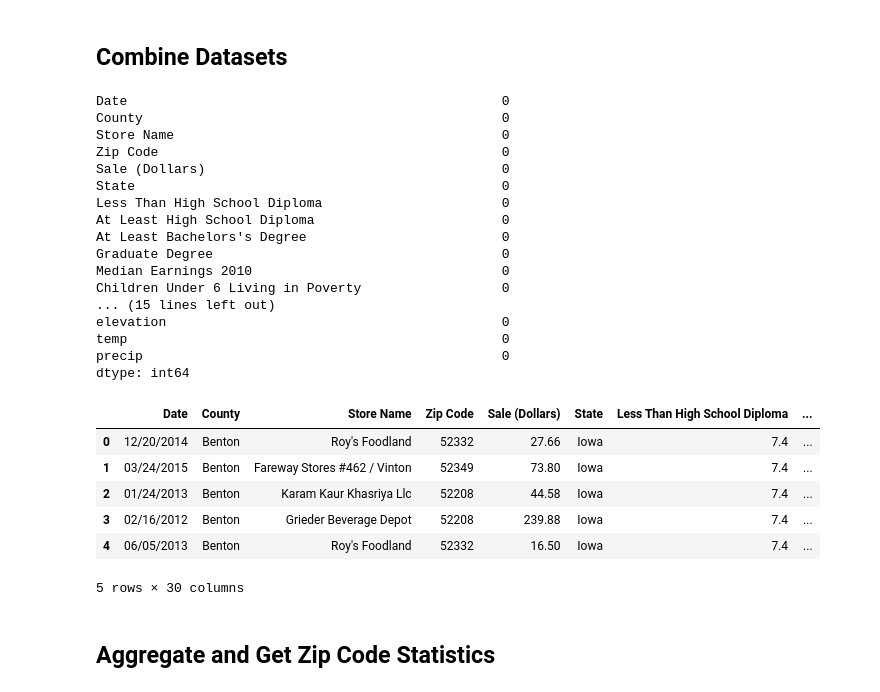
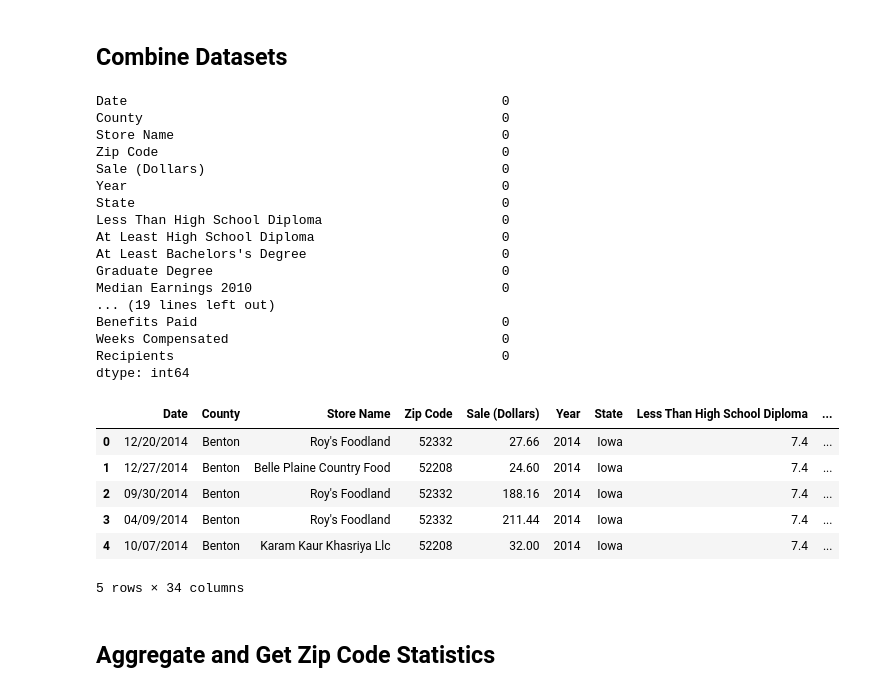
Before and after one commit to ErikC324/Data401-Project1, a Jupyter notebook: Project1-Arman.ipynb, the cells around one changed output. Drawn from its saved outputs; the diff is of its cells as text; code cells hidden in the pictures.

Commit message:
Merge unemployment data

```diff
--- a/Project1-Arman.ipynb
+++ b/Project1-Arman.ipynb
@@ -7,6 +7,7 @@ import numpy as np
 search = SearchEngine(simple_zipcode=True)
 # may need to add slash before datasets
 df = pd.read_csv('datasets/iowaliquor.csv').dropna()[['Date', 'County', 'Store Name', 'Zip Code', 'Sale (Dollars)']]
+df['Year'] = df["Date"].str.split("/").str[2].astype('int')
 df.head()
 # %% [output]
 Requirement already satisfied: uszipcode in c:\users\arman\appdata\roaming\python\python38\site-packages (0.2.4)
@@ -57,0 +61,8 @@ election.head()
+# %%
+unemployment = pd.read_csv('datasets/iowa_unemployment.csv', sep=',')
+unemployment = unemployment.rename(columns={'County Name': 'County'})
+unemployment = unemployment[['Year', 'County', 'Benefits Paid', 'Weeks Compensated', 'Recipients']]
+unemployment['Benefits Paid'] //= unemployment['Recipients'] # get averages instead of total
+unemployment['Weeks Compensated'] //= unemployment['Recipients']
+unemployment = unemployment[unemployment['Year'] >= 2012]
+unemployment.head()
@@ -59,33 +77,34 @@ election.head()
 ## Combine Datasets
 # %%
 df = pd.merge(df, election, on='County')
+df = pd.merge(df, unemployment, on=['County', 'Year'])
 print(df.isna().sum())
 df.head()
 # %% [output]
 Date                                                0
 County                                              0
 Store Name                                          0
 Zip Code                                            0
 Sale (Dollars)                                      0
+Year                                                0
 State                                               0
 Less Than High School Diploma                       0
 At Least High School Diploma                        0
 At Least Bachelors's Degree                         0
 Graduate Degree                                     0
 Median Earnings 2010                                0
-Children Under 6 Living in Poverty                  0
-... (15 lines left out)
-elevation                                           0
-temp                                                0
-precip                                              0
+... (19 lines left out)
+Benefits Paid                                       0
+Weeks Compensated                                   0
+Recipients                                          0
 dtype: int64
-|  | Date | County | Store Name | Zip Code | Sale (Dollars) | State | Less Than High School Diploma | ... |
-| 0 | 12/20/2014 | Benton | Roy's Foodland | 52332 | 27.66 | Iowa | 7.4 | ... |
-| 1 | 03/24/2015 | Benton | Fareway Stores #462 / Vinton | 52349 | 73.80 | Iowa | 7.4 | ... |
-| 2 | 01/24/2013 | Benton | Karam Kaur Khasriya Llc | 52208 | 44.58 | Iowa | 7.4 | ... |
-| 3 | 02/16/2012 | Benton | Grieder Beverage Depot | 52208 | 239.88 | Iowa | 7.4 | ... |
-| 4 | 06/05/2013 | Benton | Roy's Foodland | 52332 | 16.50 | Iowa | 7.4 | ... |
+|  | Date | County | Store Name | Zip Code | Sale (Dollars) | Year | State | Less Than High School Diploma | ... |
+| 0 | 12/20/2014 | Benton | Roy's Foodland | 52332 | 27.66 | 2014 | Iowa | 7.4 | ... |
+| 1 | 12/27/2014 | Benton | Belle Plaine Country Food | 52208 | 24.60 | 2014 | Iowa | 7.4 | ... |
+| 2 | 09/30/2014 | Benton | Roy's Foodland | 52332 | 188.16 | 2014 | Iowa | 7.4 | ... |
+| 3 | 04/09/2014 | Benton | Roy's Foodland | 52332 | 211.44 | 2014 | Iowa | 7.4 | ... |
+| 4 | 10/07/2014 | Benton | Karam Kaur Khasriya Llc | 52208 | 32.00 | 2014 | Iowa | 7.4 | ... |
-5 rows × 30 columns
+5 rows × 34 columns
 # %% [markdown]
 ## Aggregate and Get Zip Code Statistics
 # %%
```
Also changed, not shown: parts of 6 cells of this notebook.
